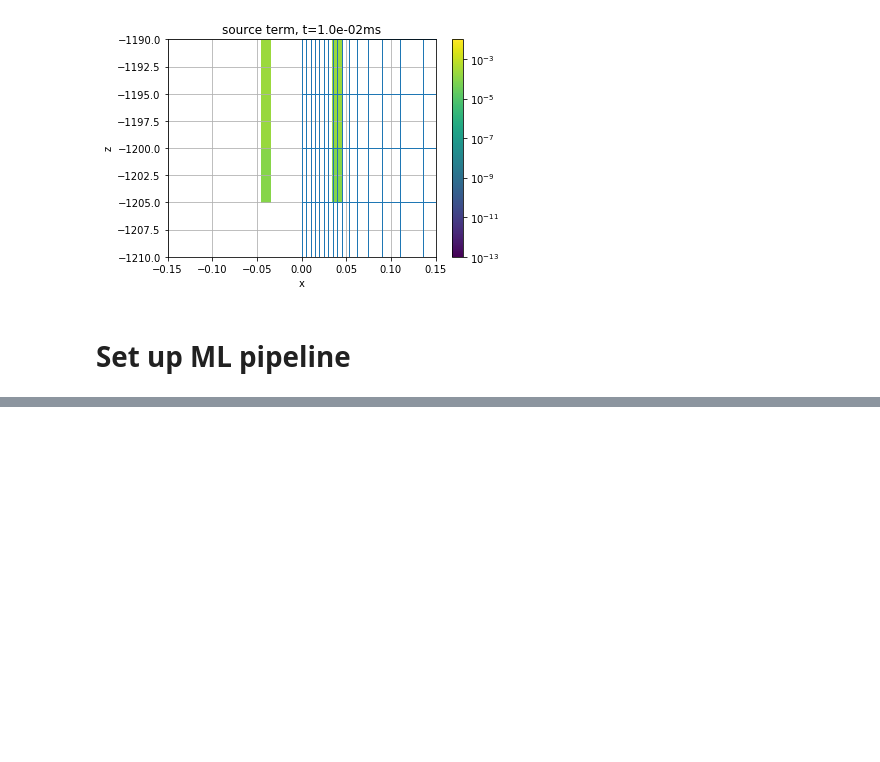
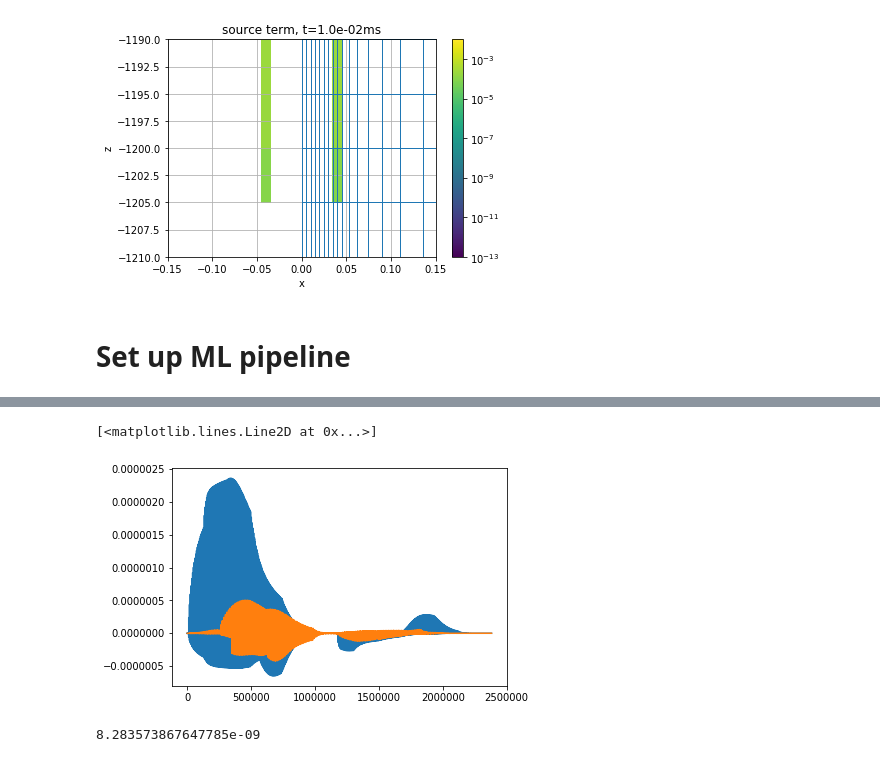
Before and after one commit to lheagy/heagy-2019-casing-ml, a Jupyter notebook: notebooks/pytorch_pipeline_single_well.ipynb, the cells around one changed output, grey strips where cells are left out. Cells and saved outputs as stored; diff of their text form; code cells hidden in the pictures; blank space fills up the shorter version.

```diff
--- a/notebooks/pytorch_pipeline_single_well.ipynb
+++ b/notebooks/pytorch_pipeline_single_well.ipynb
@@ -1015,0 +1020,12 @@ array([0.72032449])
+# %%
+j_pred_plot = j_pred.data.numpy()
+jd_plot = jd.data.numpy()
+plt.plot(jd_plot)
+plt.plot(j_pred_plot)
+# %% [output]
+[<matplotlib.lines.Line2D at 0x...>]
+[figure, added]
+# %%
+np.sum((j_pred_plot - jd_plot)**2)
+# %% [output]
+8.283573867647785e-09
```
Also changed, not shown: parts of 27 cells of this notebook, 1 other file.
